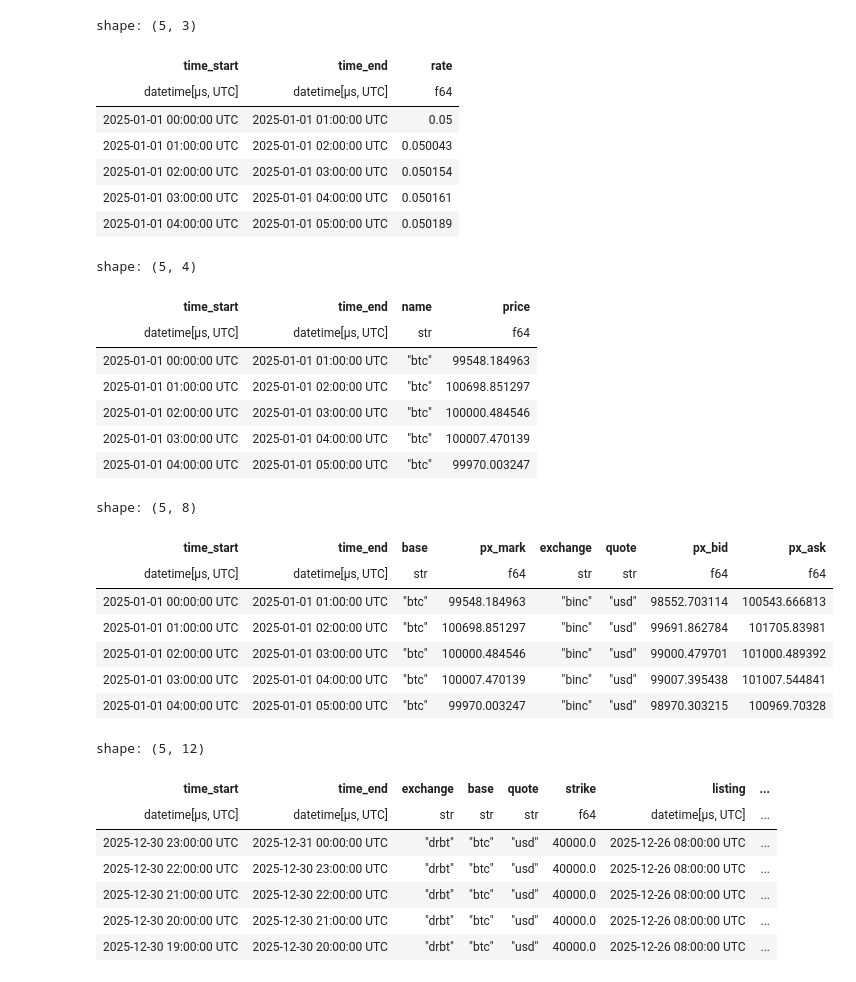
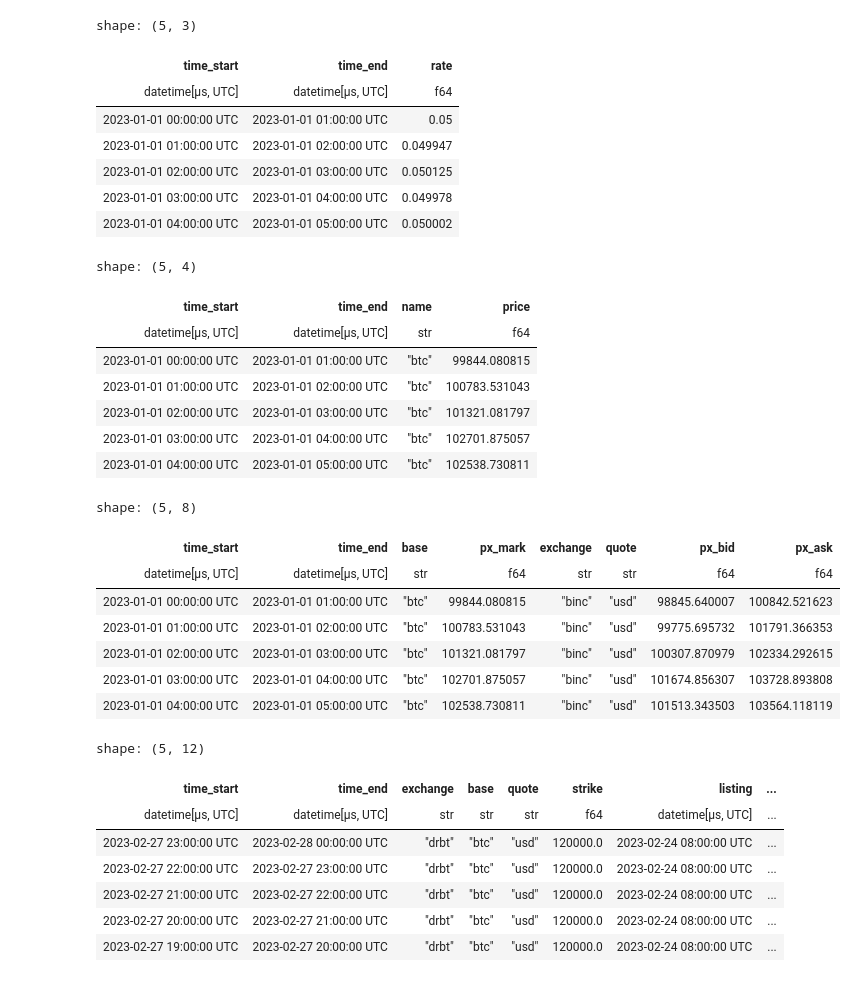
Before and after one commit to andrewchen0028/cc, a Jupyter notebook: packages/sandbox/backtester.ipynb, the cells around one changed output. Cells and saved outputs as stored; diff of their text form; code cells hidden in the pictures.

```diff
--- a/packages/sandbox/backtester.ipynb
+++ b/packages/sandbox/backtester.ipynb
@@ -19,47 +19,47 @@ tf = datetime(2023, 12, 31, tzinfo=timezone.utc)
 dt = timedelta(hours=1)
 # %%
-path_rate = samplers.get_path_rate()
-paths_mark = samplers.get_paths_mark()
+path_rate = samplers.get_path_rate(t0, tf, dt)
+paths_mark = samplers.get_paths_mark(t0, tf, dt)
 bars_spot = paths_mark.pipe(samplers.to_bars_spot, ["binc", "cbse"], ["usd", "usdt"])
 bars_option = paths_mark.pipe(samplers.to_bars_option, "drbt", "btc", "usd")
 
 path_rate.show()
 paths_mark.show()
 bars_spot.show()
 bars_option.show()
 # %% [output]
 shape: (5, 3)
 | time_start | time_end | rate |
 | datetime[μs, UTC] | datetime[μs, UTC] | f64 |
-| 2025-01-01 00:00:00 UTC | 2025-01-01 01:00:00 UTC | 0.05 |
-| 2025-01-01 01:00:00 UTC | 2025-01-01 02:00:00 UTC | 0.050043 |
-| 2025-01-01 02:00:00 UTC | 2025-01-01 03:00:00 UTC | 0.050154 |
-| 2025-01-01 03:00:00 UTC | 2025-01-01 04:00:00 UTC | 0.050161 |
-| 2025-01-01 04:00:00 UTC | 2025-01-01 05:00:00 UTC | 0.050189 |
+| 2023-01-01 00:00:00 UTC | 2023-01-01 01:00:00 UTC | 0.05 |
+| 2023-01-01 01:00:00 UTC | 2023-01-01 02:00:00 UTC | 0.049947 |
+| 2023-01-01 02:00:00 UTC | 2023-01-01 03:00:00 UTC | 0.050125 |
+| 2023-01-01 03:00:00 UTC | 2023-01-01 04:00:00 UTC | 0.049978 |
+| 2023-01-01 04:00:00 UTC | 2023-01-01 05:00:00 UTC | 0.050002 |
 shape: (5, 4)
 | time_start | time_end | name | price |
 | datetime[μs, UTC] | datetime[μs, UTC] | str | f64 |
-| 2025-01-01 00:00:00 UTC | 2025-01-01 01:00:00 UTC | "btc" | 99548.184963 |
-| 2025-01-01 01:00:00 UTC | 2025-01-01 02:00:00 UTC | "btc" | 100698.851297 |
-| 2025-01-01 02:00:00 UTC | 2025-01-01 03:00:00 UTC | "btc" | 100000.484546 |
-| 2025-01-01 03:00:00 UTC | 2025-01-01 04:00:00 UTC | "btc" | 100007.470139 |
-| 2025-01-01 04:00:00 UTC | 2025-01-01 05:00:00 UTC | "btc" | 99970.003247 |
+| 2023-01-01 00:00:00 UTC | 2023-01-01 01:00:00 UTC | "btc" | 99844.080815 |
+| 2023-01-01 01:00:00 UTC | 2023-01-01 02:00:00 UTC | "btc" | 100783.531043 |
+| 2023-01-01 02:00:00 UTC | 2023-01-01 03:00:00 UTC | "btc" | 101321.081797 |
+| 2023-01-01 03:00:00 UTC | 2023-01-01 04:00:00 UTC | "btc" | 102701.875057 |
+| 2023-01-01 04:00:00 UTC | 2023-01-01 05:00:00 UTC | "btc" | 102538.730811 |
 shape: (5, 8)
 | time_start | time_end | base | px_mark | exchange | quote | px_bid | px_ask |
 | datetime[μs, UTC] | datetime[μs, UTC] | str | f64 | str | str | f64 | f64 |
-| 2025-01-01 00:00:00 UTC | 2025-01-01 01:00:00 UTC | "btc" | 99548.184963 | "binc" | "usd" | 98552.703114 | 100543.666813 |
-| 2025-01-01 01:00:00 UTC | 2025-01-01 02:00:00 UTC | "btc" | 100698.851297 | "binc" | "usd" | 99691.862784 | 101705.83981 |
-| 2025-01-01 02:00:00 UTC | 2025-01-01 03:00:00 UTC | "btc" | 100000.484546 | "binc" | "usd" | 99000.479701 | 101000.489392 |
-| 2025-01-01 03:00:00 UTC | 2025-01-01 04:00:00 UTC | "btc" | 100007.470139 | "binc" | "usd" | 99007.395438 | 101007.544841 |
-| 2025-01-01 04:00:00 UTC | 2025-01-01 05:00:00 UTC | "btc" | 99970.003247 | "binc" | "usd" | 98970.303215 | 100969.70328 |
+| 2023-01-01 00:00:00 UTC | 2023-01-01 01:00:00 UTC | "btc" | 99844.080815 | "binc" | "usd" | 98845.640007 | 100842.521623 |
+| 2023-01-01 01:00:00 UTC | 2023-01-01 02:00:00 UTC | "btc" | 100783.531043 | "binc" | "usd" | 99775.695732 | 101791.366353 |
+| 2023-01-01 02:00:00 UTC | 2023-01-01 03:00:00 UTC | "btc" | 101321.081797 | "binc" | "usd" | 100307.870979 | 102334.292615 |
+| 2023-01-01 03:00:00 UTC | 2023-01-01 04:00:00 UTC | "btc" | 102701.875057 | "binc" | "usd" | 101674.856307 | 103728.893808 |
+| 2023-01-01 04:00:00 UTC | 2023-01-01 05:00:00 UTC | "btc" | 102538.730811 | "binc" | "usd" | 101513.343503 | 103564.118119 |
 shape: (5, 12)
 | time_start | time_end | exchange | base | quote | strike | listing | ... |
 | datetime[μs, UTC] | datetime[μs, UTC] | str | str | str | f64 | datetime[μs, UTC] | ... |
-| 2025-12-30 23:00:00 UTC | 2025-12-31 00:00:00 UTC | "drbt" | "btc" | "usd" | 40000.0 | 2025-12-26 08:00:00 UTC | ... |
-| 2025-12-30 22:00:00 UTC | 2025-12-30 23:00:00 UTC | "drbt" | "btc" | "usd" | 40000.0 | 2025-12-26 08:00:00 UTC | ... |
-| 2025-12-30 21:00:00 UTC | 2025-12-30 22:00:00 UTC | "drbt" | "btc" | "usd" | 40000.0 | 2025-12-26 08:00:00 UTC | ... |
-| 2025-12-30 20:00:00 UTC | 2025-12-30 21:00:00 UTC | "drbt" | "btc" | "usd" | 40000.0 | 2025-12-26 08:00:00 UTC | ... |
-| 2025-12-30 19:00:00 UTC | 2025-12-30 20:00:00 UTC | "drbt" | "btc" | "usd" | 40000.0 | 2025-12-26 08:00:00 UTC | ... |
+| 2023-02-27 23:00:00 UTC | 2023-02-28 00:00:00 UTC | "drbt" | "btc" | "usd" | 120000.0 | 2023-02-24 08:00:00 UTC | ... |
+| 2023-02-27 22:00:00 UTC | 2023-02-27 23:00:00 UTC | "drbt" | "btc" | "usd" | 120000.0 | 2023-02-24 08:00:00 UTC | ... |
+| 2023-02-27 21:00:00 UTC | 2023-02-27 22:00:00 UTC | "drbt" | "btc" | "usd" | 120000.0 | 2023-02-24 08:00:00 UTC | ... |
+| 2023-02-27 20:00:00 UTC | 2023-02-27 21:00:00 UTC | "drbt" | "btc" | "usd" | 120000.0 | 2023-02-24 08:00:00 UTC | ... |
+| 2023-02-27 19:00:00 UTC | 2023-02-27 20:00:00 UTC | "drbt" | "btc" | "usd" | 120000.0 | 2023-02-24 08:00:00 UTC | ... |
 # %%
 fig, ax = plt.subplots(layout="constrained")
 ax.plot(
```
Also changed, not shown: parts of 7 cells of this notebook, 12 other files.
